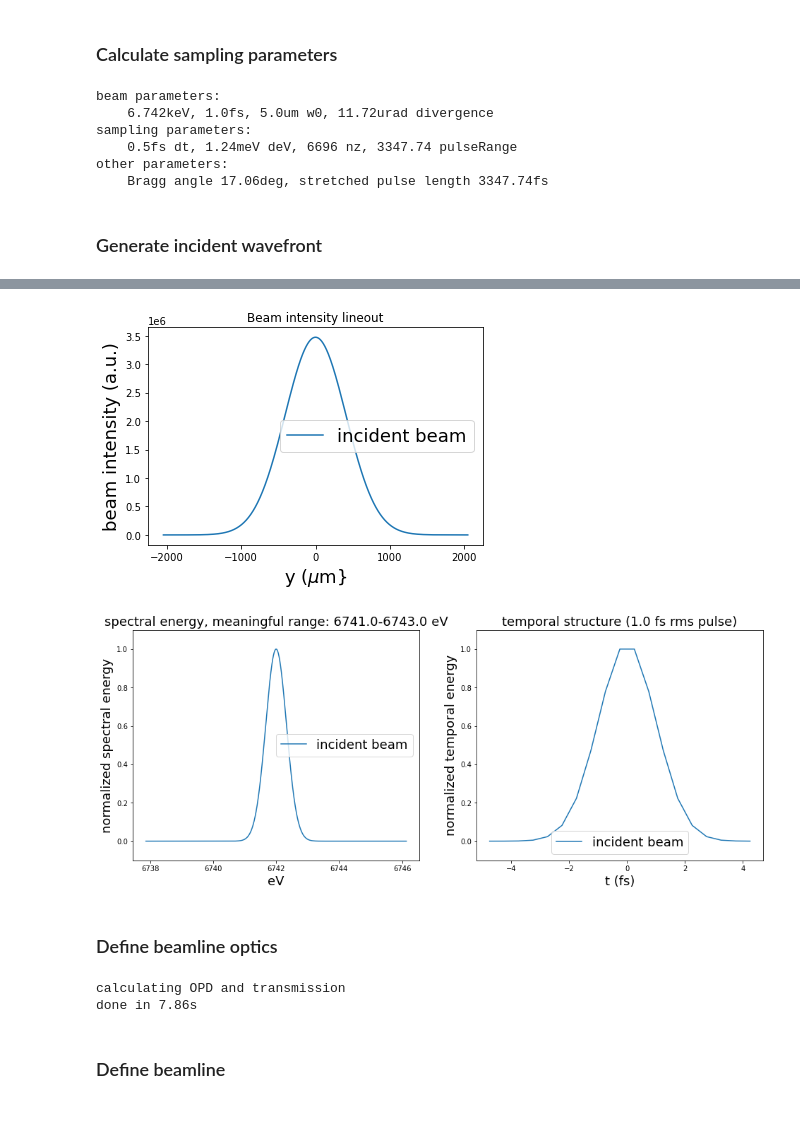
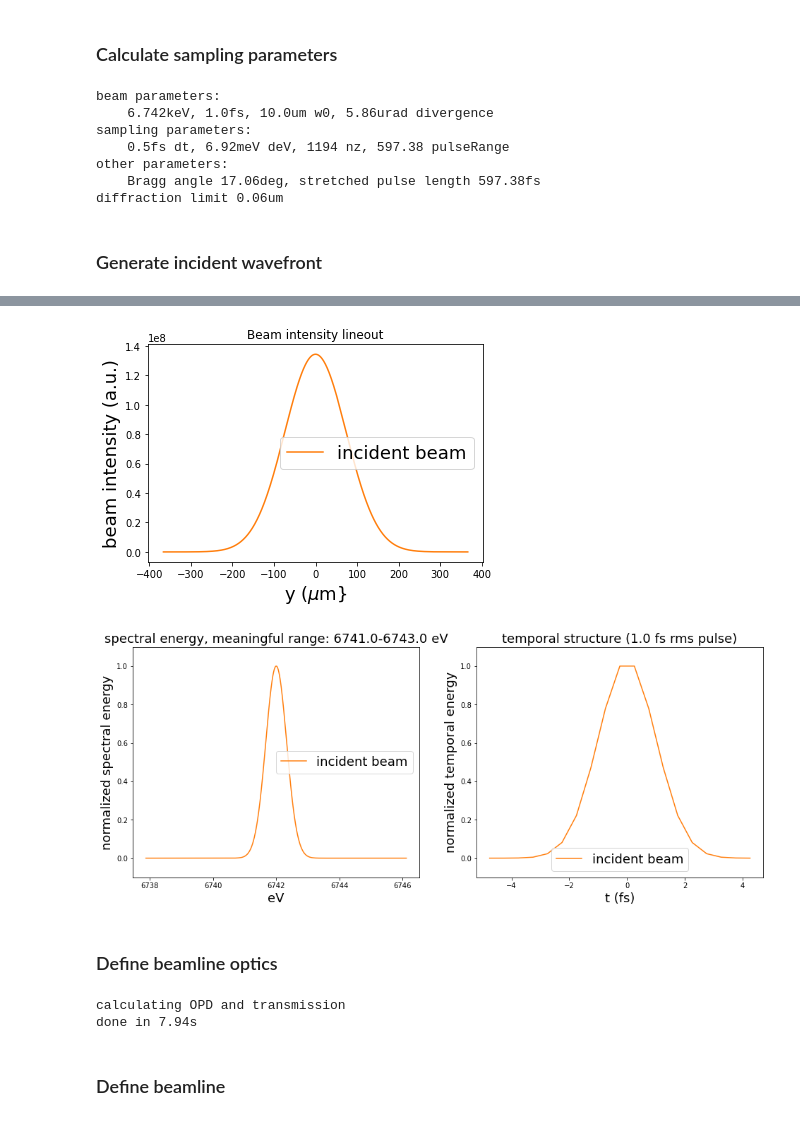
Before and after one commit to nanw0321/SRW_Mono, a Jupyter notebook: WPG_Hasan_Mono_Test.ipynb, the cells around one changed output, grey strips where cells are left out. Cells and saved outputs as stored; diff of their text form; code cells hidden in the pictures.

Commit message:
Updates on wavefront tilt
Hasan's mono setup demonstrating wavefront tilt under various incident beam conditions, simulation results under WPG_output/Hasan_Mono/

```diff
--- a/WPG_Hasan_Mono_Test.ipynb
+++ b/WPG_Hasan_Mono_Test.ipynb
@@ -48,8 +48,9 @@ Temp_Crystal = SRWLOptCryst(d_sp,psi0r,psi0i,psi_hr,psi_hi,psi_hbr,psi_hbi,tc,an
 
 # lens parameters (PMMA)
 n = 1 - 5.89e-6         # material refractive index
-d_abs = 788e-6          # material absorption depth
-f_lens = 1.0            # lens focal distance
+#d_abs = 788e-6          # material absorption depth
+d_abs = 3000e-6
+f_lens = 1              # lens focal distance
 
 # aperture parameters
 Apt_width = 1e-3        # aperture width (1D)
@@ -58,9 +59,9 @@ acenty = 0
 
 ''' incident beam variables '''
 ekev = 6.742                # photon energy [kev]
-pulse_duration = 1.e-15     # pulse duration (rms) [t]
-z1 = 140.1                  # distance to first OE [m]
-sigX = 5e-6                 # w0 (rms) [m]
+pulse_duration = 1.e-15    # pulse duration (rms) [t]
+z1 = 50.0                   # distance to first OE [m]
+sigX = 10e-6                # w0 (rms) [m]
 npoints = 2000              # wavefront sampling dimension
 if_load_input = 0           # load (1) or generate (0) incident wavefront
 
@@ -80,20 +81,20 @@ npointsy = npoints          # """"""""""""""""""  vertical position
 wl0 = E2L(ekev*1e3)                 # wavelength
 k0 = 2*np.pi/wl0                    # wavenumber
 divergence = wl0/np.pi/sigX         # paraxial beam divergence (rms)
-range_xy = divergence/2 * z1 * 5      # spatial sampling range (5 sigma)
+range_xy = divergence/2 * z1 * 5    # spatial sampling range (5 sigma)
 
 nvx0, nvy0, nvz0 = Temp_Crystal.find_orient(ekev*1e3,ang_dif_pl)[0][2]
 thetaB0 = np.arctan(-nvz0/nvy0)+ang_as
 
-trange = calc_stretching(thetaB0, ang_as, range_xy)    # stretched pulse duration (3 sigma)
+trange = calc_stretching(thetaB0, ang_as, range_xy)    # stretched pulse duration
 dev = 1/trange * 2*np.pi * hbar     # photon energy sampling resolution
-nz = int(trange/dt)              # number of photon energy slices
+nz = int(trange/dt)                 # number of photon energy slices
 if nz % 2!=0:
     nz += 1
 pulseRange = trange/pulse_duration
 
 ''' diffraction limit and focal spot Rayleigh range '''
-thetamax = 2*np.arctan(Lens_width/f_lens)
+thetamax = 2*np.arctan(range_xy/f_lens)
 dlim = wl0/2/n/np.sin(thetamax)     # diffraction limit
 zR = 1/2 * k0 * dlim**2             # focal spot Rayleigh range
 
@@ -101,14 +102,17 @@ print('beam parameters:\n    {}keV, {}fs, {}um w0, {}urad divergence'.format(
     ekev, round(pulse_duration*1e15,2), round(sigX*1e6,2), round(divergence*1e6,2)))
 print('sampling parameters:\n    {}fs dt, {}meV deV, {} nz, {} pulseRange'.format(
     round(dt*1e15,2), round(dev*1e3,2), nz, round(pulseRange,2)))
-print('other parameters:\n    Bragg angle {}deg, stretched pulse length {}fs'.format(round(np.rad2deg(thetaB0),2),round(trange*1e15,2)))
+print('other parameters:\n    Bragg angle {}deg, stretched pulse length {}fs'.format(
+    round(np.rad2deg(thetaB0),2),round(trange*1e15,2)))
+print('diffraction limit {}um'.format(round(dlim*1e6,2)))
 # %% [output]
 beam parameters:
-    6.742keV, 1.0fs, 5.0um w0, 11.72urad divergence
+    6.742keV, 1.0fs, 10.0um w0, 5.86urad divergence
 sampling parameters:
-    0.5fs dt, 1.24meV deV, 6696 nz, 3347.74 pulseRange
+    0.5fs dt, 6.92meV deV, 1194 nz, 597.38 pulseRange
 other parameters:
-    Bragg angle 17.06deg, stretched pulse length 3347.74fs
+    Bragg angle 17.06deg, stretched pulse length 597.38fs
+diffraction limit 0.06um
 # %% [markdown]
 ### Generate incident wavefront
 # %%
@@ -160,19 +164,19 @@ if min([npointsx, npointsy])>=4:
     plot_spatial(mwf)
     plt.title('Incident beam', fontsize=18)
 else:
-    plot_lineout(mwf, label='incident beam', if_log=0)
+    plot_lineout(mwf, 'C1',label='incident beam', if_log=0)
     plt.title('Beam intensity lineout')
 
 # spectra
 plt.figure(figsize=(16,6))
 plt.subplot(1,2,1)
-aw, evI, intIs = plot_spectra(mwf, label='incident beam')
+aw, evI, intIs = plot_spectra(mwf,'C1', label='incident beam')
 eStart = mwf._srwl_wf.mesh.eStart
 eFin = mwf._srwl_wf.mesh.eFin
 
 # temporal profile
 plt.subplot(1,2,2)
-aw, tI, intIt = plot_temporal(mwf, label='incident beam', fov=pulse_duration*10, pulse_duration=pulse_duration)
+aw, tI, intIt = plot_temporal(mwf,'C1', label='incident beam', fov=pulse_duration*10, pulse_duration=pulse_duration)
 # %% [output]
 generating incident wavefront
 saving incident wavefront
@@ -180,6 +184,6 @@ finished in 13.46s
 R-space
-[figure, old version]
+[figure, new version]
-[figure, old version]
+[figure, new version]
 # %% [markdown]
 ### Define beamline optics
 # %%
@@ -189,9 +193,9 @@ tstart = time.time()
 
 ''' beamline crystals '''
 ang_as0 = 0                 # asymmetry angle of the first crystal
-ang_as1 = np.deg2rad(5)     # """""""""""""""""""""" second crystal
+ang_as1 = np.deg2rad(-5)     # """""""""""""""""""""" second crystal
 ang_as2 = 0                 # """""""""""""""""""""" third crystal
-ang_as3 = np.deg2rad(-5)    # """""""""""""""""""""" 4th crystal
+ang_as3 = np.deg2rad(5)    # """""""""""""""""""""" 4th crystal
 
 OE_Crystal0 = SRWLOptCryst(d_sp,psi0r,psi0i,psi_hr,psi_hi,psi_hbr,psi_hbi,tc,ang_as0,_uc=uc)
 OE_Crystal1 = SRWLOptCryst(d_sp,psi0r,psi0i,psi_hr,psi_hi,psi_hbr,psi_hbi,tc,ang_as1,_uc=uc)
@@ -221,7 +225,7 @@ print('done in {}s'.format(round(time.time()-tstart,2)))
 OE_Apt = SRWLOptA('r','a',_Dx=range_xy,_Dy=Apt_width,_x=acentx, _y=acenty)
 # %% [output]
 calculating OPD and transmission
-done in 7.86s
+done in 7.94s
 # %% [markdown]
 ### Define beamline
 # %%
```
Also changed, not shown: parts of 6 cells of this notebook, 44 other files.
